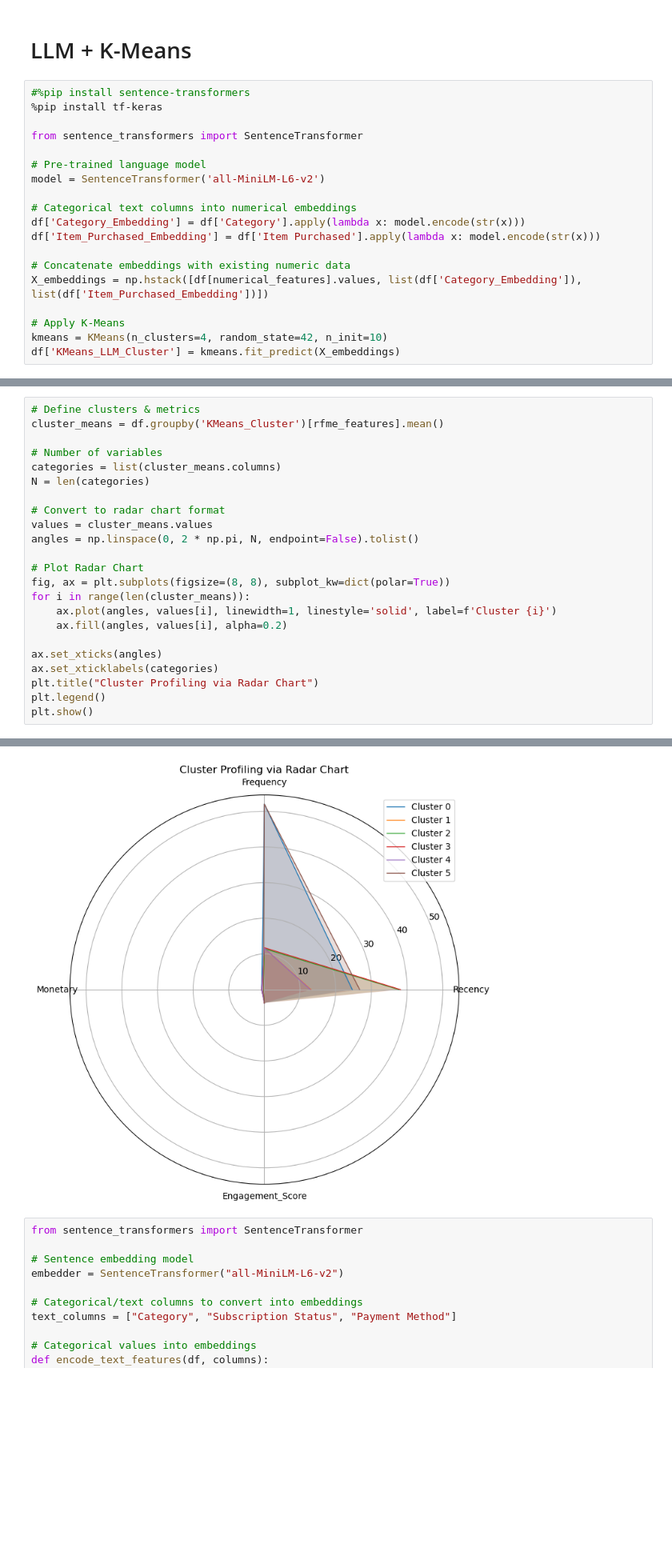
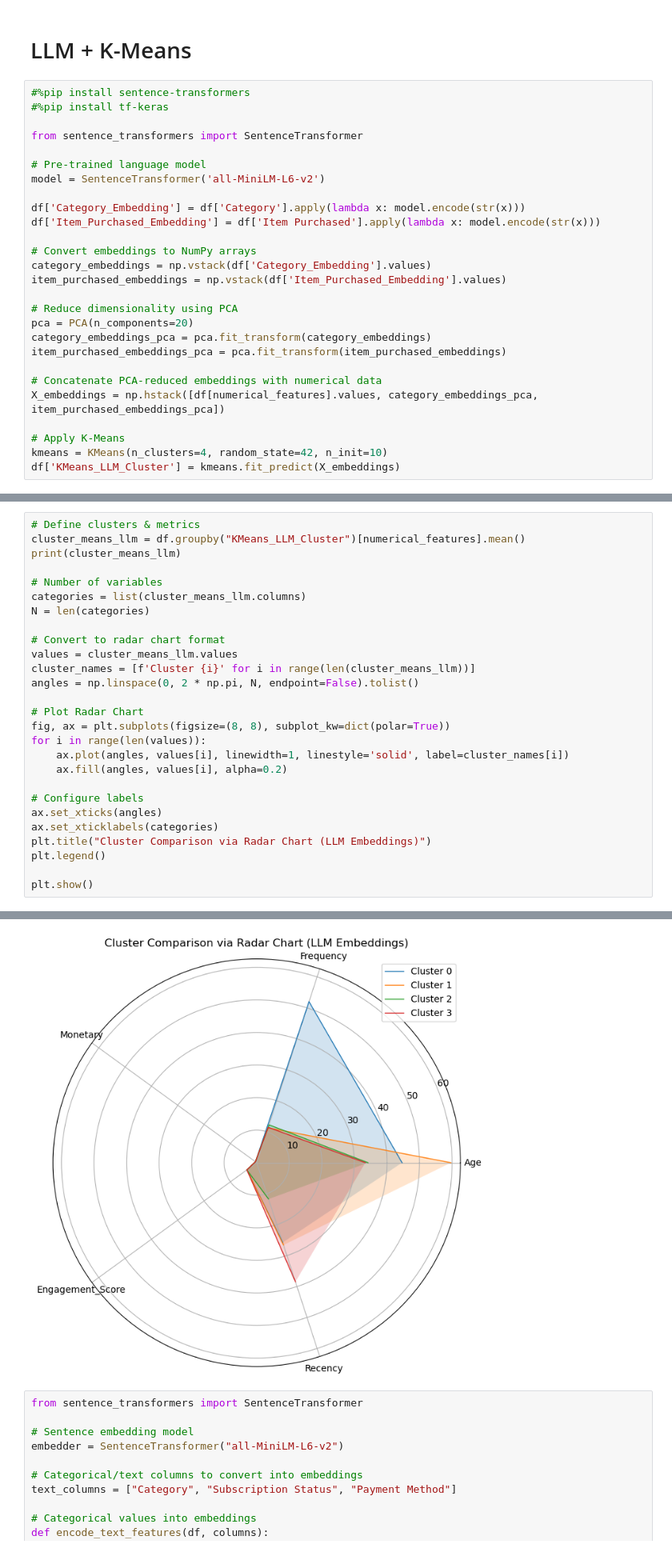
Before and after one commit to CassandraMaldonado/ML_customer_clustering, a Jupyter notebook: Clustering models.ipynb, the cells around one changed output, grey strips where cells are left out. Shown at 80% size. Drawn from its saved outputs; the diff is of its cells as text; blank space fills up the shorter version.

```diff
--- a/Clustering models.ipynb
+++ b/Clustering models.ipynb
@@ -1265,19 +1265,27 @@ print(persona_comparison)
 # LLM + K-Means
 # %%
 #%pip install sentence-transformers
-%pip install tf-keras
+#%pip install tf-keras
 
 from sentence_transformers import SentenceTransformer
 
 # Pre-trained language model
 model = SentenceTransformer('all-MiniLM-L6-v2')
 
-# Categorical text columns into numerical embeddings
 df['Category_Embedding'] = df['Category'].apply(lambda x: model.encode(str(x)))
 df['Item_Purchased_Embedding'] = df['Item Purchased'].apply(lambda x: model.encode(str(x)))
 
-# Concatenate embeddings with existing numeric data
-X_embeddings = np.hstack([df[numerical_features].values, list(df['Category_Embedding']), list(df['Item_Purchased_Embedding'])])
+# Convert embeddings to NumPy arrays
+category_embeddings = np.vstack(df['Category_Embedding'].values)
+item_purchased_embeddings = np.vstack(df['Item_Purchased_Embedding'].values)
+
+# Reduce dimensionality using PCA
+pca = PCA(n_components=20)
+category_embeddings_pca = pca.fit_transform(category_embeddings)
+item_purchased_embeddings_pca = pca.fit_transform(item_purchased_embeddings)
+
+# Concatenate PCA-reduced embeddings with numerical data
+X_embeddings = np.hstack([df[numerical_features].values, category_embeddings_pca, item_purchased_embeddings_pca])
 
 # Apply K-Means
 kmeans = KMeans(n_clusters=4, random_state=42, n_init=10)
@@ -1310,24 +1321,28 @@ plt.show()
 # %%
 # Define clusters & metrics
-cluster_means = df.groupby('KMeans_Cluster')[rfme_features].mean()
+cluster_means_llm = df.groupby("KMeans_LLM_Cluster")[numerical_features].mean()
+print(cluster_means_llm)
 
 # Number of variables
-categories = list(cluster_means.columns)
+categories = list(cluster_means_llm.columns)
 N = len(categories)
 
 # Convert to radar chart format
-values = cluster_means.values
+values = cluster_means_llm.values
+cluster_names = [f'Cluster {i}' for i in range(len(cluster_means_llm))]
 angles = np.linspace(0, 2 * np.pi, N, endpoint=False).tolist()
 
 # Plot Radar Chart
 fig, ax = plt.subplots(figsize=(8, 8), subplot_kw=dict(polar=True))
-for i in range(len(cluster_means)):
-    ax.plot(angles, values[i], linewidth=1, linestyle='solid', label=f'Cluster {i}')
+for i in range(len(values)):
+    ax.plot(angles, values[i], linewidth=1, linestyle='solid', label=cluster_names[i])
     ax.fill(angles, values[i], alpha=0.2)
 
+# Configure labels
 ax.set_xticks(angles)
 ax.set_xticklabels(categories)
-plt.title("Cluster Profiling via Radar Chart")
+plt.title("Cluster Comparison via Radar Chart (LLM Embeddings)")
 plt.legend()
+
 plt.show()
 # %% [output]
@@ -1334,4 +1362,4 @@ plt.show()
-[figure, old version]
+[figure, new version]
 # %%
 from sentence_transformers import SentenceTransformer
 
```
Also changed, not shown: parts of 6 cells of this notebook.
